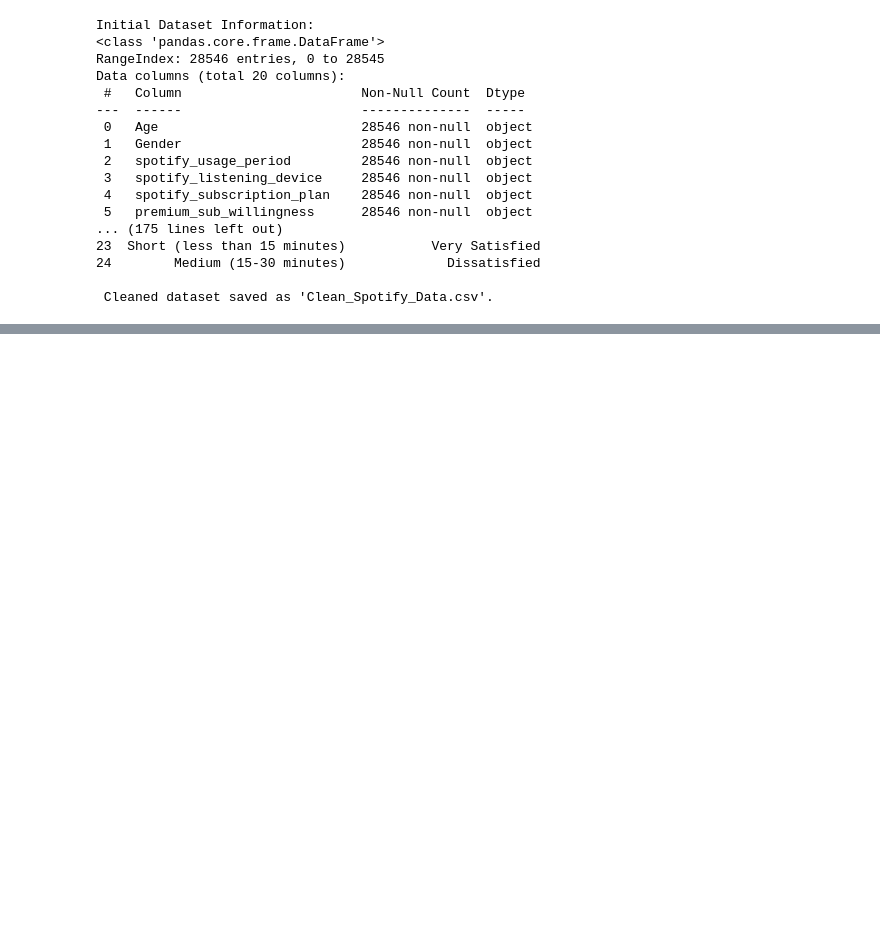
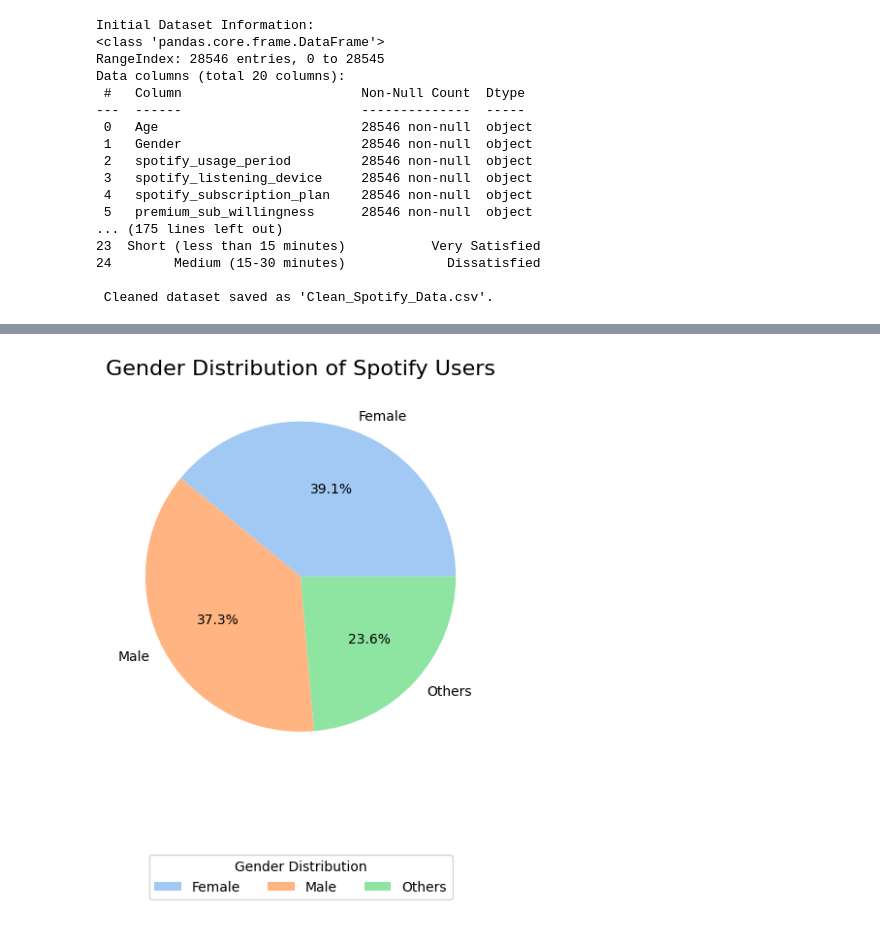
Before and after one commit to SabiJoseph/PRODIGY_DS_01, a Jupyter notebook: PRODIGY_DS_01.ipynb, the cells around one changed output, grey strips where cells are left out. Cells and saved outputs as stored; diff of their text form; code cells hidden in the pictures; blank space fills up the shorter version.

```diff
--- a/PRODIGY_DS_01.ipynb
+++ b/PRODIGY_DS_01.ipynb
@@ -106,0 +157,12 @@ Data columns (total 20 columns):
+# %%
+#3. Gender Distribution (Pie Chart)
+gender_counts = spotify_data_cleaned['gender'].value_counts()
+
+plt.figure(figsize=(6, 6))
+plt.pie(gender_counts, labels=gender_counts.index, autopct='%1.1f%%', colors=sns.color_palette("pastel"))
+plt.title('Gender Distribution of Spotify Users', fontsize=16)
+plt.legend(gender_counts.index, title='Gender Distribution', loc='upper center', bbox_to_anchor=(0.5, -0.2), ncol=3)
+plt.tight_layout()
+plt.show()
+# %% [output]
+[figure, added]
```
Also changed, not shown: parts of 11 cells of this notebook.
